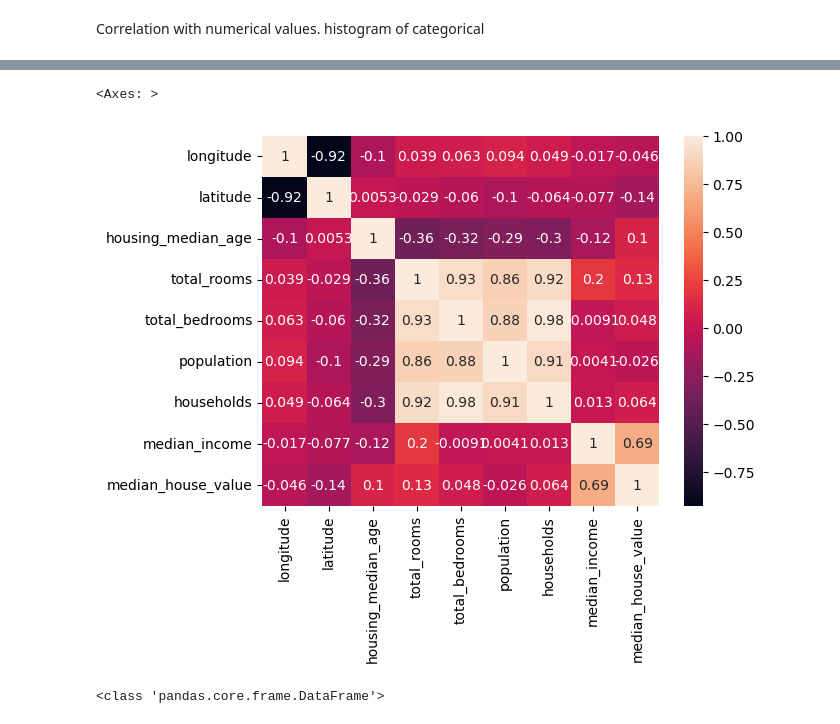
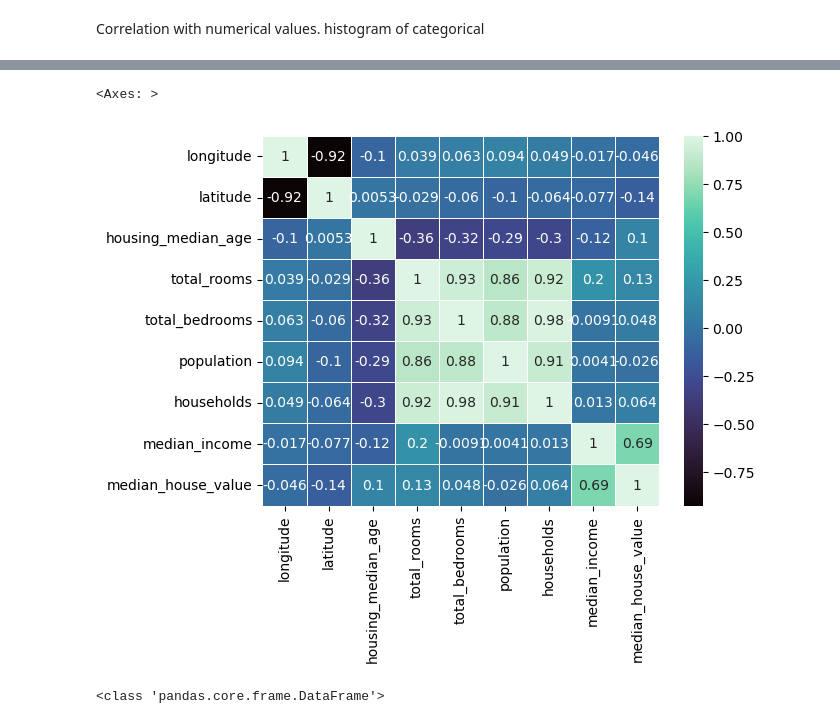
Before and after one commit to karinsandraerika/ML_housing, a Jupyter notebook: HOUSING.ipynb, the cells around one changed output, grey strips where cells are left out. Cells and saved outputs as stored; diff of their text form; code cells hidden in the pictures.

```diff
--- a/HOUSING.ipynb
+++ b/HOUSING.ipynb
@@ -117,10 +121,10 @@ corr
 # %%
 sns_Corr = train_set.corr()
 # plot the heatmap and annotation on it
-sns.heatmap(sns_Corr, xticklabels=sns_Corr.columns, yticklabels=sns_Corr.columns, annot=True)
+sns.heatmap(sns_Corr, annot=True, linewidth=.5, cmap = "mako")
 # %% [output]
 <Axes: >
-[figure, old version]
+[figure, new version]
 # %%
 print(type(sns_Corr))
 # %% [output]
```
Also changed, not shown: parts of 13 cells of this notebook, 3 other files.
